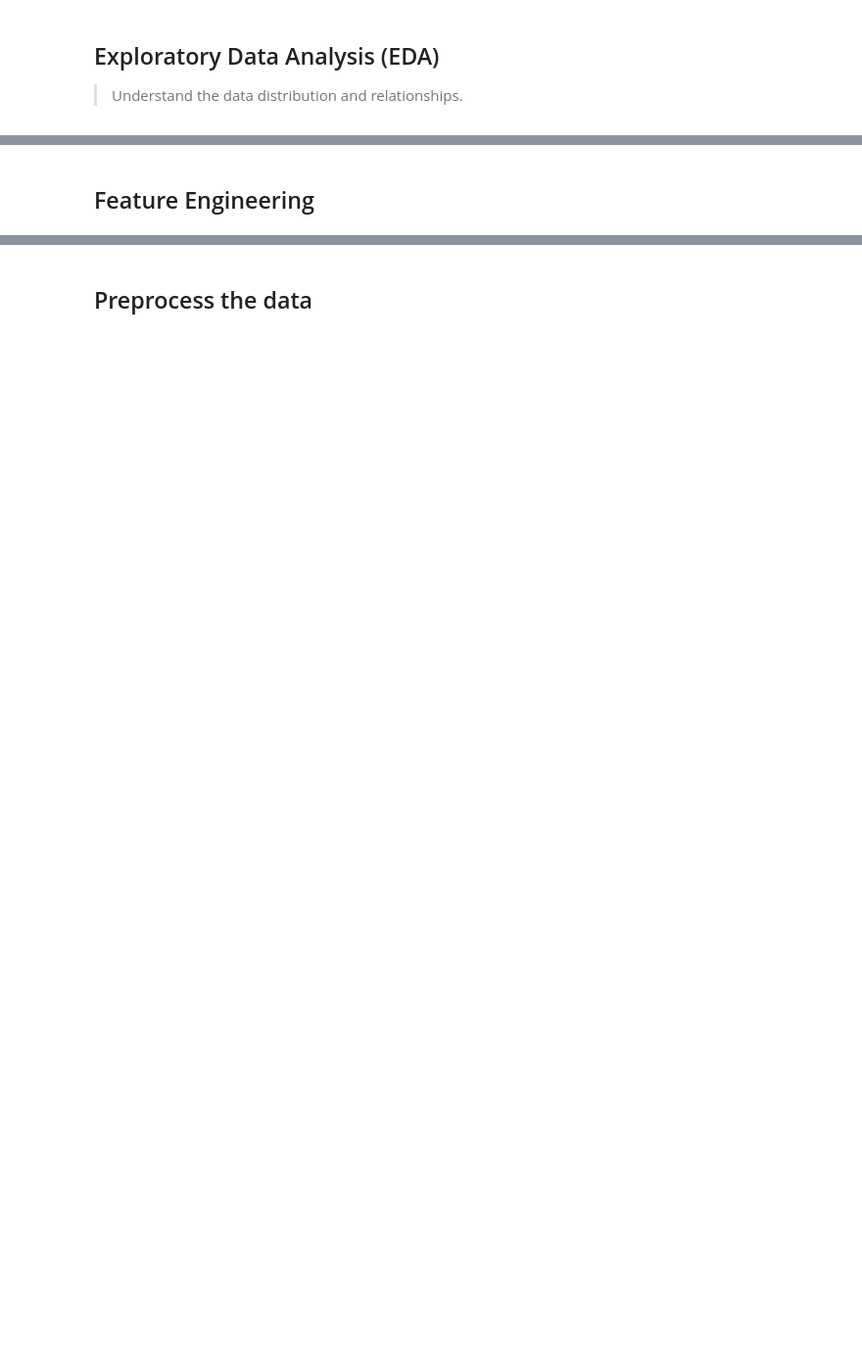
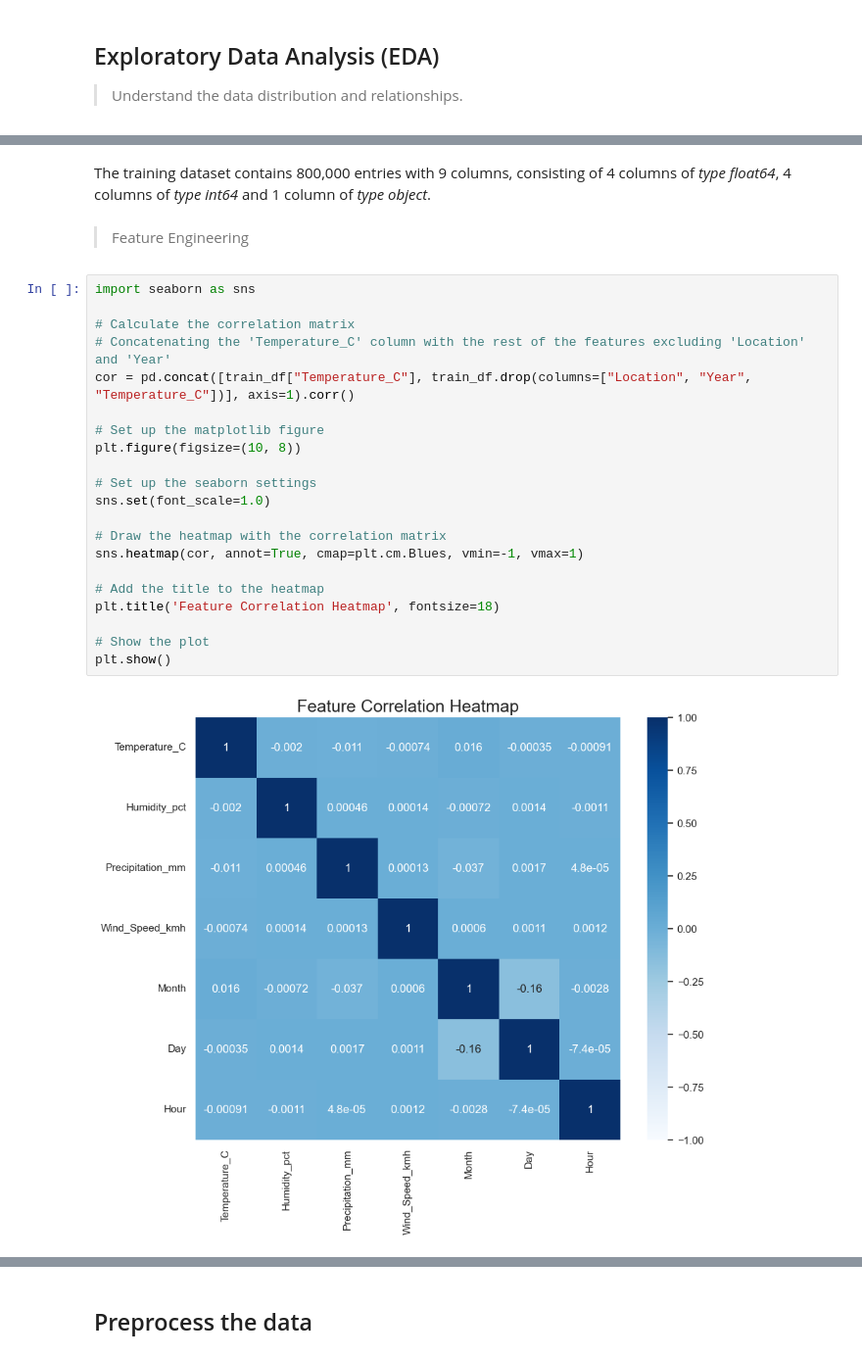
Before and after one commit to JiaheJiang/City-Temp-Predictor, a Jupyter notebook: City_temp_prediction.ipynb, the cells around one changed output, grey strips where cells are left out. Shown: that part at 98% size. Drawn from its saved outputs; the diff is of its cells as text; blank space fills up the shorter version.

```diff
--- a/City_temp_prediction.ipynb
+++ b/City_temp_prediction.ipynb
@@ -124,2 +162,27 @@ plt.show()
+# %% [markdown]
+The training dataset contains 800,000 entries with 9 columns, consisting of 4 columns of *type float64*, 4 columns of *type int64* and 1 column of *type object*.
 # %% [markdown]
-## Feature Engineering
+> Feature Engineering
+# %%
+import seaborn as sns
+
+# Calculate the correlation matrix
+# Concatenating the 'Temperature_C' column with the rest of the features excluding 'Location' and 'Year'
+cor = pd.concat([train_df["Temperature_C"], train_df.drop(columns=["Location", "Year", "Temperature_C"])], axis=1).corr()
+
+# Set up the matplotlib figure
+plt.figure(figsize=(10, 8))
+
+# Set up the seaborn settings
+sns.set(font_scale=1.0)
+
+# Draw the heatmap with the correlation matrix
+sns.heatmap(cor, annot=True, cmap=plt.cm.Blues, vmin=-1, vmax=1)
+
+# Add the title to the heatmap
+plt.title('Feature Correlation Heatmap', fontsize=18)
+
+# Show the plot
+plt.show()
+# %% [output]
+[figure, added]
```
Also changed, not shown: parts of 36 cells of this notebook.
